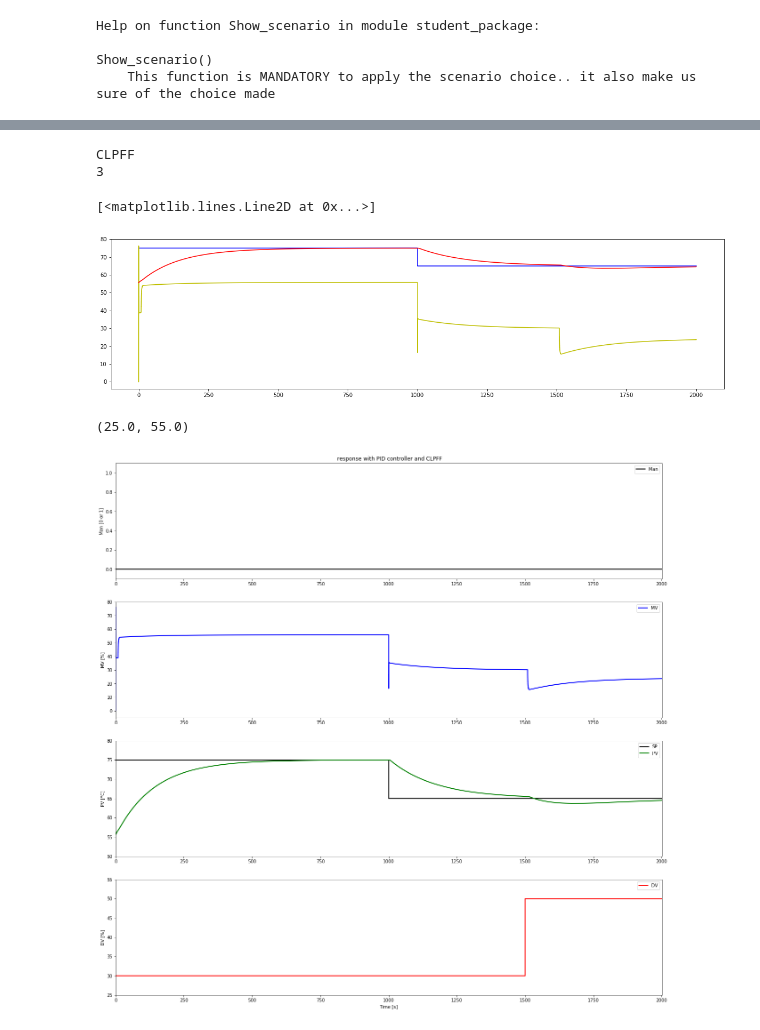
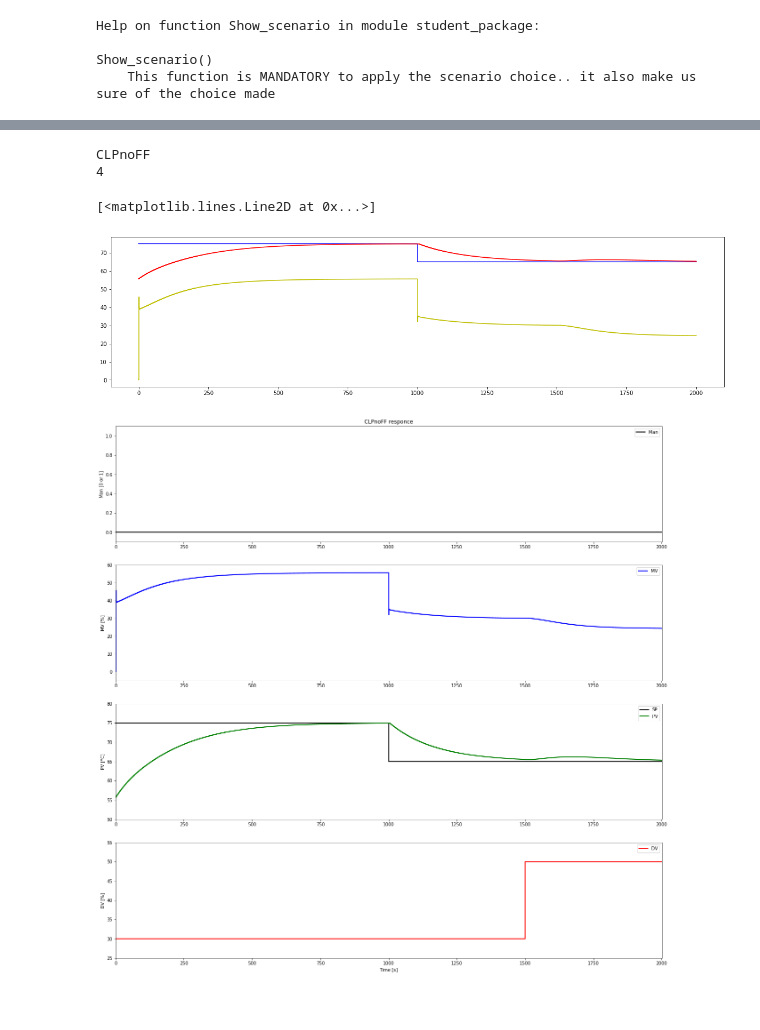
Before and after one commit to esme-deep/control_theory-, a Jupyter notebook: simulation_CLP.ipynb, the cells around one changed output, grey strips where cells are left out. Saved outputs shown, nothing was run; the diff lists cells and outputs as text; code cells hidden in the pictures; blank space fills up the shorter version.

```diff
--- a/simulation_CLP.ipynb
+++ b/simulation_CLP.ipynb
@@ -22,10 +22,10 @@ T2p = 0.18834872361511124
 thetap = 4.428370012941102
 
 #SOPDT  for DV change it later!!
-Kd = 0.288878656955
-T1d = 136.48964045587033
-T2d = 1.18834872361511124
-thetad = 13.428370012941102
+Kd =  0.281747169668043
+T1d = 67.89840042973015
+T2d = 69.30791379520285
+thetad = 7.00000023376638
 # %%
 gamma = 0.4
 Kc,Ti,Td = IMCTuning(Kp,T1p,T2p,thetap,gamma,'SOPDT')
@@ -34,7 +34,7 @@ print(Kc,Ti,Td)
 5.976566556991808 134.67798917948545 0.1880853157494045
 # %%
 TSim = 2000
-Ts = 0.1
+Ts = 1
 N = int(TSim/Ts) + 1
 # %% [markdown]
 # CLOSED LOOP with PID and FF
@@ -93,8 +93,8 @@ elif scenario =='OPLFF':
 
     ManPath = {0: True,TSim: True}
     MVManPath = {0: MV0, TSim: MV0}
-    SPPath = {0: PV0, 1000: PV0-10, TSim: PV0-10}
-    DVPath = {0: DV0-20, 1500: DV0, TSim: DV0}
+    SPPath = {0: PV0, 1200: PV0-10, TSim: PV0-10}
+    DVPath = {0: DV0-20, 1700: DV0, TSim: DV0}
     ManFF = True
     ActivateFF= True
     print(2)
@@ -120,8 +120,8 @@ else:
     ActivateFF = False
     print(4)
 # %% [output]
-CLPFF
-3
+CLPnoFF
+4
 # %%
 t=[]
 SP=[]
@@ -188,7 +188,7 @@ plt.step(t,MV,'y-',label='MV',where='post')
 plt.step(t,PV,'r-',label='PV',where='post')
 # %% [output]
 [<matplotlib.lines.Line2D at 0x...>]
-[figure, old version]
+[figure, new version]
 # %%
 fig, (ax1,ax2,ax3,ax4) = plt.subplots(4,1)
 fig.set_figheight(22)
@@ -196,7 +196,7 @@ fig.set_figwidth(22)
 
 l1, = ax1.step([0,t[-1]],[0,100],'k-',linewidth=2,label='Man',where='post')
 ax1.set_ylabel('Man [0 or 1]')
-ax1.set_title(' response with PID controller and ' + scenario)
+ax1.set_title( scenario + " responce")
 ax1.legend(loc='best')
 
 l2, = ax2.step([0,t[-1]],[0,100],'b-',linewidth=2,label='MV',where='post')
@@ -204,32 +204,32 @@ ax2.set_ylabel('MV [%]')
 ax2.legend(loc='best')
 
 l3, = ax3.step([0,t[-1]],[0,100],'k-',linewidth=2,label='SP',where='post')
 
 l4, = ax3.step([0,t[-1]],[0,100],'g-',linewidth=2,label='PV',where='post')
 ax3.set_ylabel('PV [°C]')
 ax3.legend(loc='best')
 
 l5, = ax4.step([0,t[-1]],[0,100],'r-',linewidth=2,label='DV',where='post')
 ax4.set_xlabel('Time [s]')
 ax4.set_ylabel('DV [%]')
 ax4.legend(loc='best')
 
 ManInt = [int(x) for x in Man]
 l1.set_data(t,ManInt)
 l2.set_data(t,MV)
 l3.set_data(t,SP)
 l4.set_data(t,PV)
 l5.set_data(t,DV)
 
 ax1.set_xlim(0,t[-1]+1)
 ax2.set_xlim(0,t[-1]+1)
 ax3.set_xlim(0,t[-1]+1)
 ax4.set_xlim(0,t[-1]+1)
 
 ax1.set_ylim(-0.1,1.1)
 ax2.set_ylim(myRound(np.min(MV),5)-5, myRound(np.max(MV),5)+5)
 ax3.set_ylim(myRound(np.min((np.min(PV),np.min(SP))),5)-5,myRound(np.max((np.max(PV),np.max(SP))),5)+5)
 ax4.set_ylim(myRound(np.min(DV),5)-5,myRound(np.max(DV),5)+5)
+fig.savefig(scenario)
 # %% [output]
-(25.0, 55.0)
-[figure, old version]
+[figure, new version]
```
Also changed, not shown: parts of 2 cells of this notebook, 9 other files.
